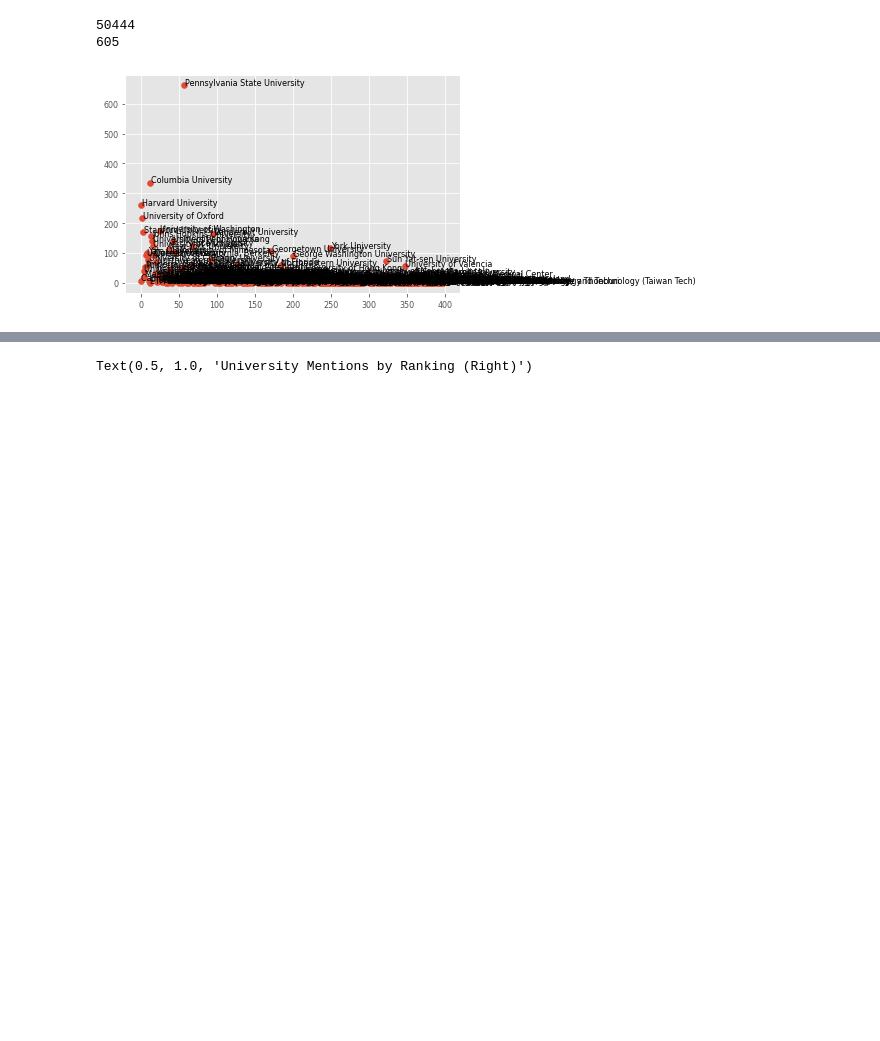
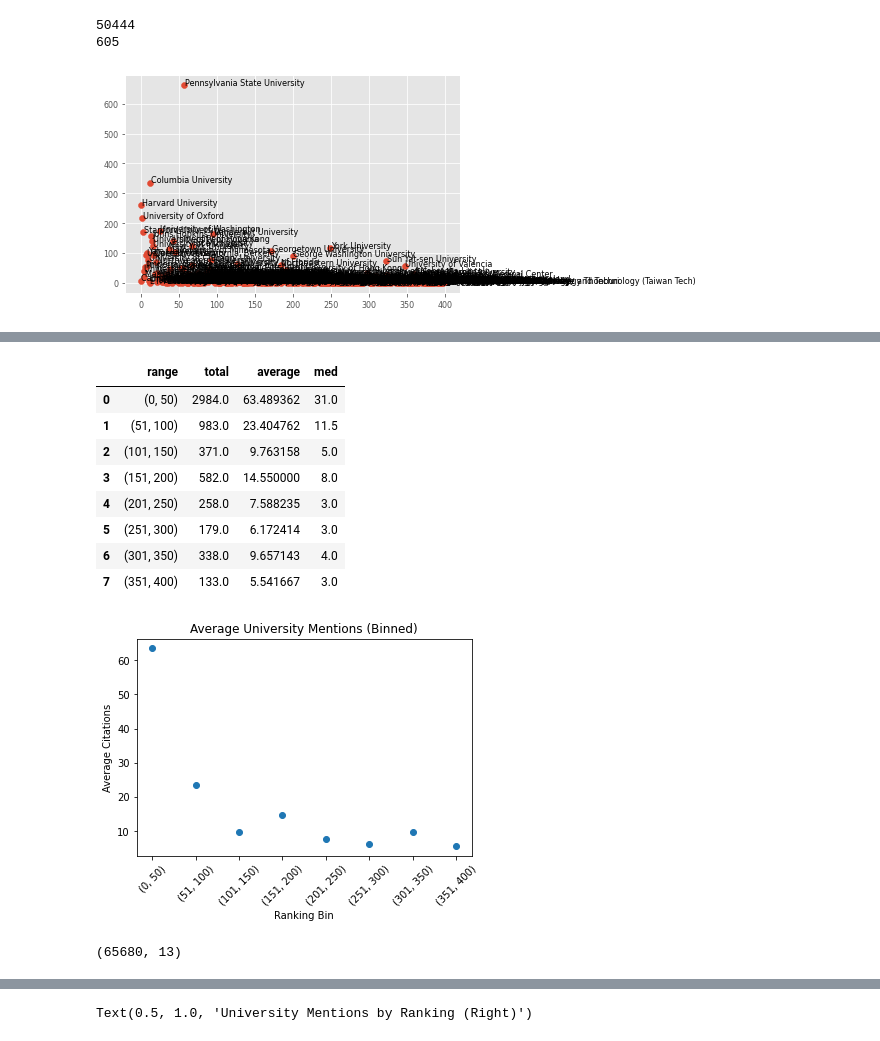
Before and after one commit to rebedorn/macro2, a Jupyter notebook: compare.ipynb, the cells around one changed output, grey strips where cells are left out. Cells and saved outputs as stored; diff of their text form; code cells hidden in the pictures; blank space fills up the shorter version.

```diff
--- a/compare.ipynb
+++ b/compare.ipynb
@@ -956,0 +1145,41 @@ array([[ 1.        , -0.37408574],
+# %%
+N = 401
+bins = pd.DataFrame([np.arange(8)]).T
+bins["range"] = 0
+for i in np.arange(0,8):
+    if i == 0:
+        df_slice = times15.loc[np.arange(i*50,50+i*50)]
+        df_slice = df_slice[df_slice['c_total'] > 0]
+        bins.loc[i,"range"] = str((i*50,50+i*50))
+    else:
+        df_slice = times15.loc[np.arange(1+i*50,50+i*50)]
+        df_slice = df_slice[df_slice['c_total'] > 0]
+        bins.loc[i,"range"] = str((1+i*50,50+i*50))
+    bins.loc[i,"total"] = df_slice['c_total'].sum()
+    bins.loc[i,"average"] = df_slice['c_total'].sum() / df_slice.shape[0]
+    bins.loc[i,"med"] = np.median(df_slice['c_total'])
+bins = bins.drop(columns=[0])
+
+fig, ax = plt.subplots()
+ax.scatter(bins.range,bins.average)
+plt.xlabel("Ranking Bin")
+plt.ylabel("Average Citations")
+plt.title("Average University Mentions (Binned)")
+plt.xticks(rotation=45)
+
+bins
+# %% [output]
+|  | range | total | average | med |
+| 0 | (0, 50) | 2984.0 | 63.489362 | 31.0 |
+| 1 | (51, 100) | 983.0 | 23.404762 | 11.5 |
+| 2 | (101, 150) | 371.0 | 9.763158 | 5.0 |
+| 3 | (151, 200) | 582.0 | 14.550000 | 8.0 |
+| 4 | (201, 250) | 258.0 | 7.588235 | 3.0 |
+| 5 | (251, 300) | 179.0 | 6.172414 | 3.0 |
+| 6 | (301, 350) | 338.0 | 9.657143 | 4.0 |
+| 7 | (351, 400) | 133.0 | 5.541667 | 3.0 |
+[figure, added]
+# %%
+whole_qse[whole_qse.method == 'NER'].shape
+# %% [output]
+(65680, 13)
```
Also changed, not shown: parts of 18 cells of this notebook.
